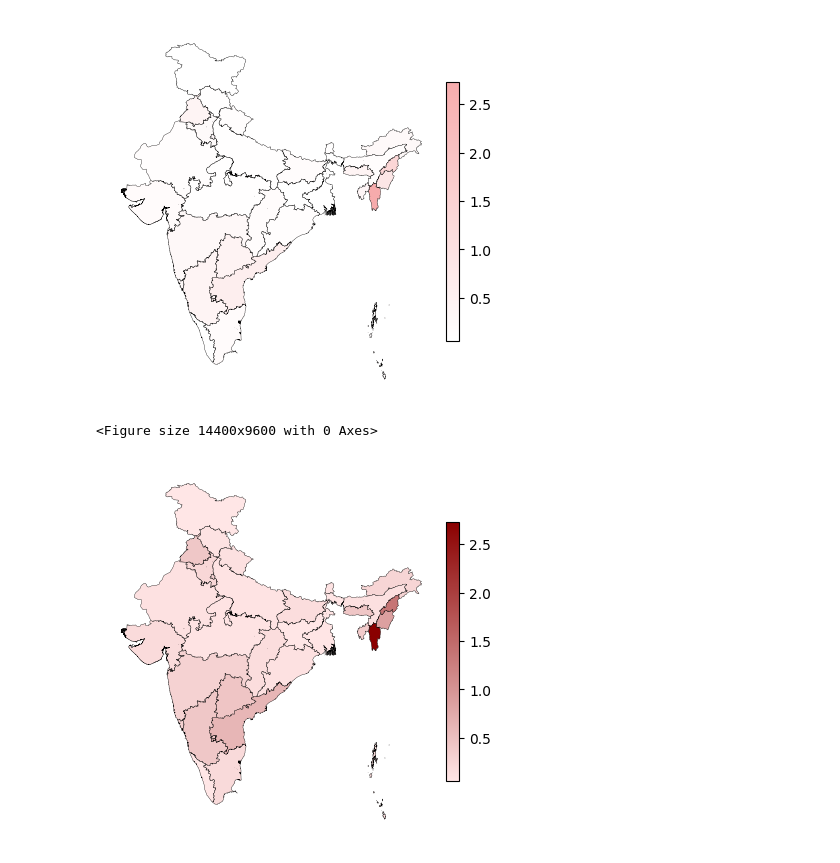
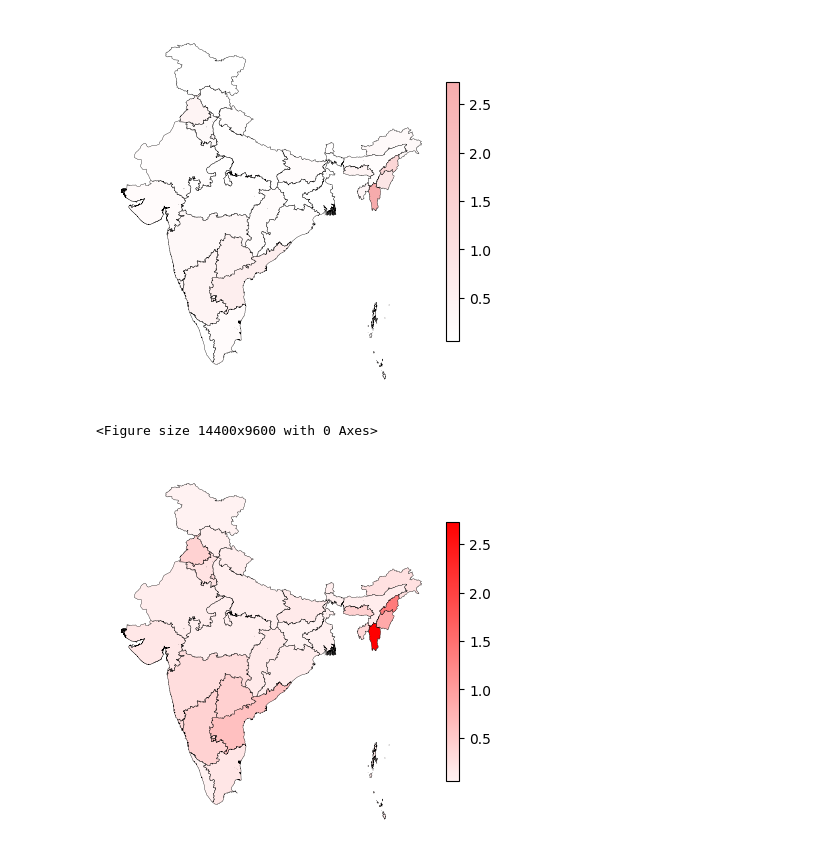
Before and after one commit to desidata/hiv, a Jupyter notebook: hiv.ipynb, the cells around one changed output. Cells and saved outputs as stored; diff of their text form; code cells hidden in the pictures.

```diff
--- a/hiv.ipynb
+++ b/hiv.ipynb
@@ -160,40 +160,41 @@ import matplotlib.pyplot as plt
 import numpy as np
 from matplotlib.colors import ListedColormap
 
-# Create a custom colormap from whitish-red to blackish-red
+# Create a custom colormap from whitish-red to more intense blackish-red
+# Create a custom colormap from whitish-red to vibrant-red
 N = 256
 vals = np.ones((N, 4))  # Initialize an array with shape (N, 4) for RGBA
-vals[:, 0] = np.linspace(1, 139/256, N)
-vals[:, 1] = np.linspace(0.9, 0, N)
-vals[:, 2] = np.linspace(0.9, 0, N)
+vals[:, 0] = np.linspace(1, 1, N)               # Red channel stays at maximum (1)
+vals[:, 1] = np.linspace(0.95, 0, N)          # Green channel decreases (whitish-red to vibrant-red)
+vals[:, 2] = np.linspace(0.95, 0, N)          # Blue channel decreases (whitish-red to vibrant-red)
 
 # Custom colormap
 whitish_to_blackish_red_cmap = ListedColormap(vals)
 
 # Assuming 'merged' is a GeoDataFrame with a 'pos_hiv' column for plotting
 fig = plt.figure(figsize=(12, 8), dpi=1200)
 
 # Create the plot using the custom colormap
 ax = merged.plot(column='pos_hiv', categorical=False, legend=False,
                  cmap=whitish_to_blackish_red_cmap, edgecolor='black', linewidth=0.25)
 
 # Customize the colorbar legend
 sm = plt.cm.ScalarMappable(cmap=whitish_to_blackish_red_cmap,
                            norm=plt.Normalize(vmin=merged['pos_hiv'].min(),
                                                vmax=merged['pos_hiv'].max()))
 sm._A = []
 cbar = plt.colorbar(sm, ax=ax, pad=0.02, shrink=0.7)  # Adjust the shrink parameter as needed
 
 # Remove x-axis and y-axis ticks and frame
 plt.xticks([])
 plt.yticks([])
 ax.set_frame_on(False)
 
 # Save the plot
-plt.savefig('hiv_pos_red_scale.svg', bbox_inches='tight')
+plt.savefig('hiv_pos_red_scale_enhanced.svg', bbox_inches='tight')
 
 # Show the plot (optional)
 plt.show()
 # %% [output]
 <Figure size 14400x9600 with 0 Axes>
-[figure, old version]
+[figure, new version]
```
